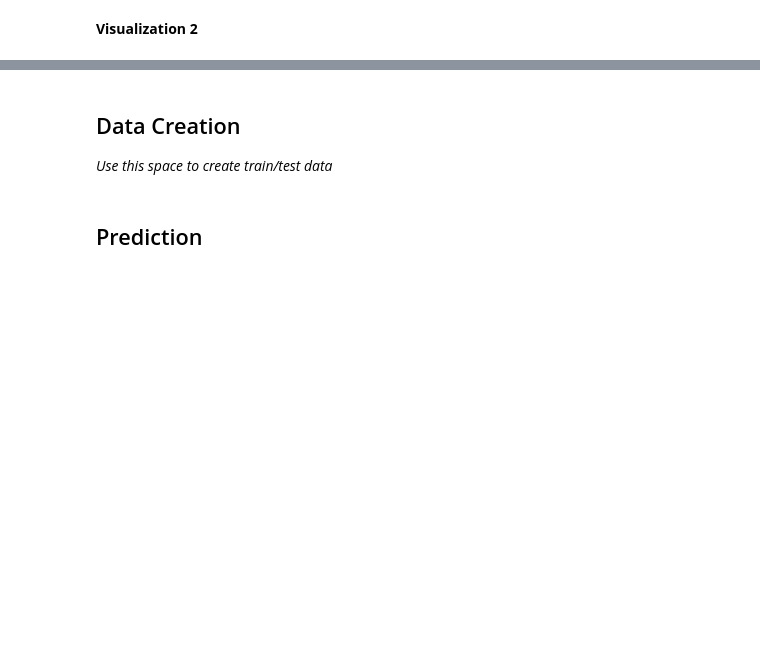
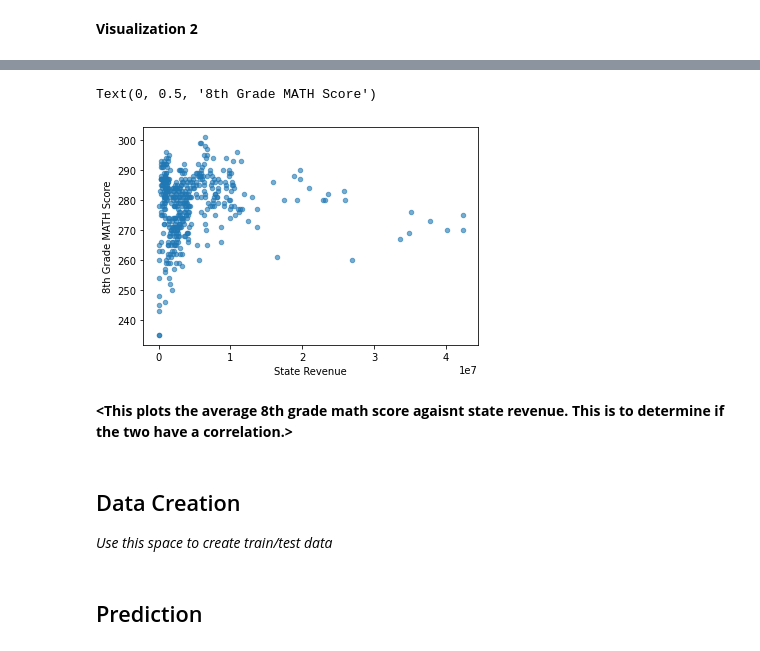
Before and after one commit to brandonmonge/Git-setup, a Jupyter notebook: tutorial1/checkpoint1.ipynb, the cells around one changed output, grey strips where cells are left out. Saved outputs shown, nothing was run; the diff lists cells and outputs as text; code cells hidden in the pictures; blank space fills up the shorter version.

```diff
--- a/tutorial1/checkpoint1.ipynb
+++ b/tutorial1/checkpoint1.ipynb
@@ -77,3 +172,12 @@ Investigate the relationship between your chosen response variable and at least
+# %%
+df.plot.scatter(x='STATE_REVENUE', y='AVG_MATH_8_SCORE', alpha=0.6)
+plt.xlabel('State Revenue')
+plt.ylabel('8th Grade MATH Score')
+# %% [output]
+Text(0, 0.5, '8th Grade MATH Score')
+[figure, added]
+# %% [markdown]
+**<This plots the average 8th grade math score agaisnt state revenue. This is to determine if the two have a correlation.>**
 # %% [markdown]
 <h2> Data Creation </h2>
 
```
Also changed, not shown: parts of 26 cells of this notebook, 1 other file.
